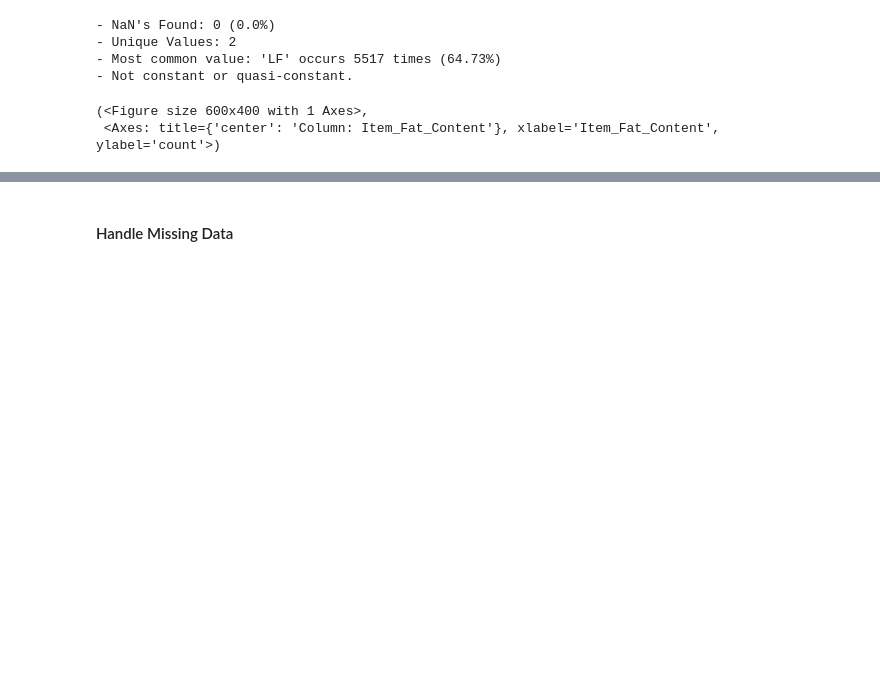
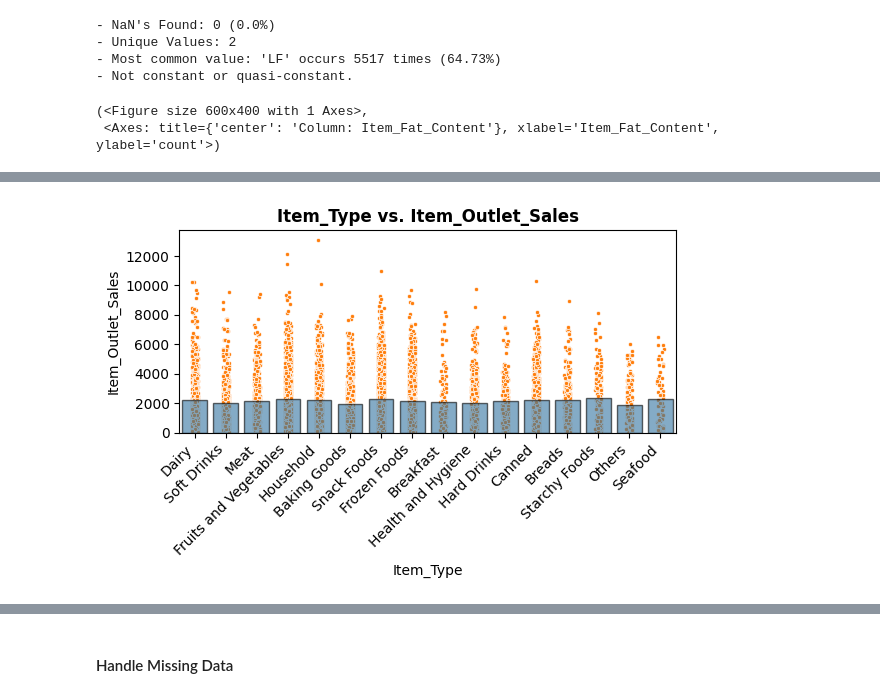
Before and after one commit to laramutair/Prediction-of-Product-Sales, a Jupyter notebook: Prediction_of_Product_Sales.ipynb, the cells around one changed output, grey strips where cells are left out. Drawn from its saved outputs; the diff is of its cells as text; code cells hidden in the pictures; blank space fills up the shorter version.

```diff
--- a/Prediction_of_Product_Sales.ipynb
+++ b/Prediction_of_Product_Sales.ipynb
@@ -441,0 +531,4 @@ categorical_vs_target(df, feature);
+# %%
+categorical_vs_target(df, feature);
+# %% [output]
+[figure, added]
```
Also changed, not shown: parts of 42 cells of this notebook.
